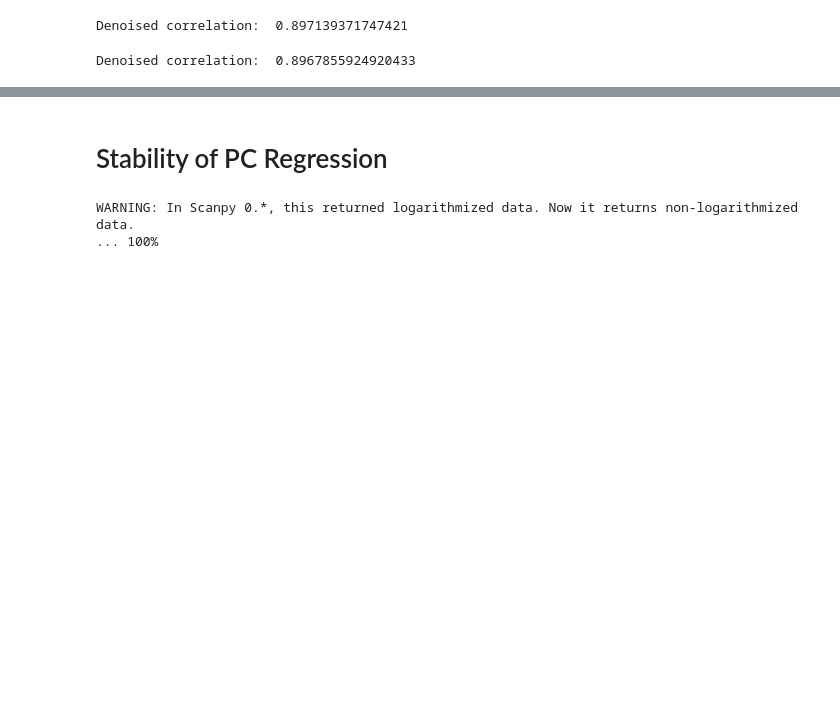
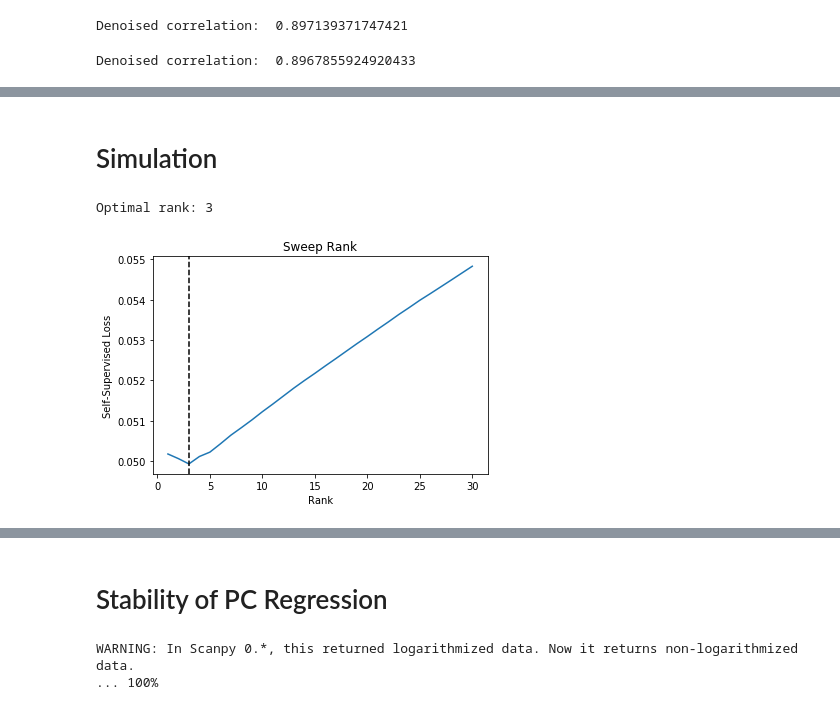
Before and after one commit to czbiohub-sf/molecular-cross-validation, a Jupyter notebook: src/noise2self_sc/PCA Demo.ipynb, the cells around one changed output, grey strips where cells are left out. Cells and saved outputs as stored; diff of their text form; code cells hidden in the pictures; blank space fills up the shorter version.

```diff
--- a/src/noise2self_sc/PCA Demo.ipynb
+++ b/src/noise2self_sc/PCA Demo.ipynb
@@ -105,0 +125,6 @@ Denoised correlation:  0.8967855924920433
+# %% [markdown]
+# Simulation
+# %%
+import pickle
+with open('/Users/josh/src/noise2self-single-cell/data/sim/dataset_0.pickle', 'rb') as fp:
+    exp, class_labels, programs, lib_size, umis_X, umis_Y = pickle.load(fp)
@@ -105,0 +133,15 @@ Denoised correlation:  0.8967855924920433
+# %%
+model = LowRank()
+best_rank, rank_range, losses = model.sweep(umis_X, umis_Y, 30)
+# %% [output]
+Optimal rank: 3
+# %%
+plt.plot(rank_range, losses)
+plt.xlabel("Rank")
+plt.ylabel("Self-Supervised Loss")
+plt.title("Sweep Rank")
+plt.axvline(best_rank, color="k", linestyle="--")
+
+denoised = model.fit_transform(umis_X, umis_Y)
+# %% [output]
+[figure, added]
```
Also changed, not shown: parts of 23 cells of this notebook, 3 other files.
